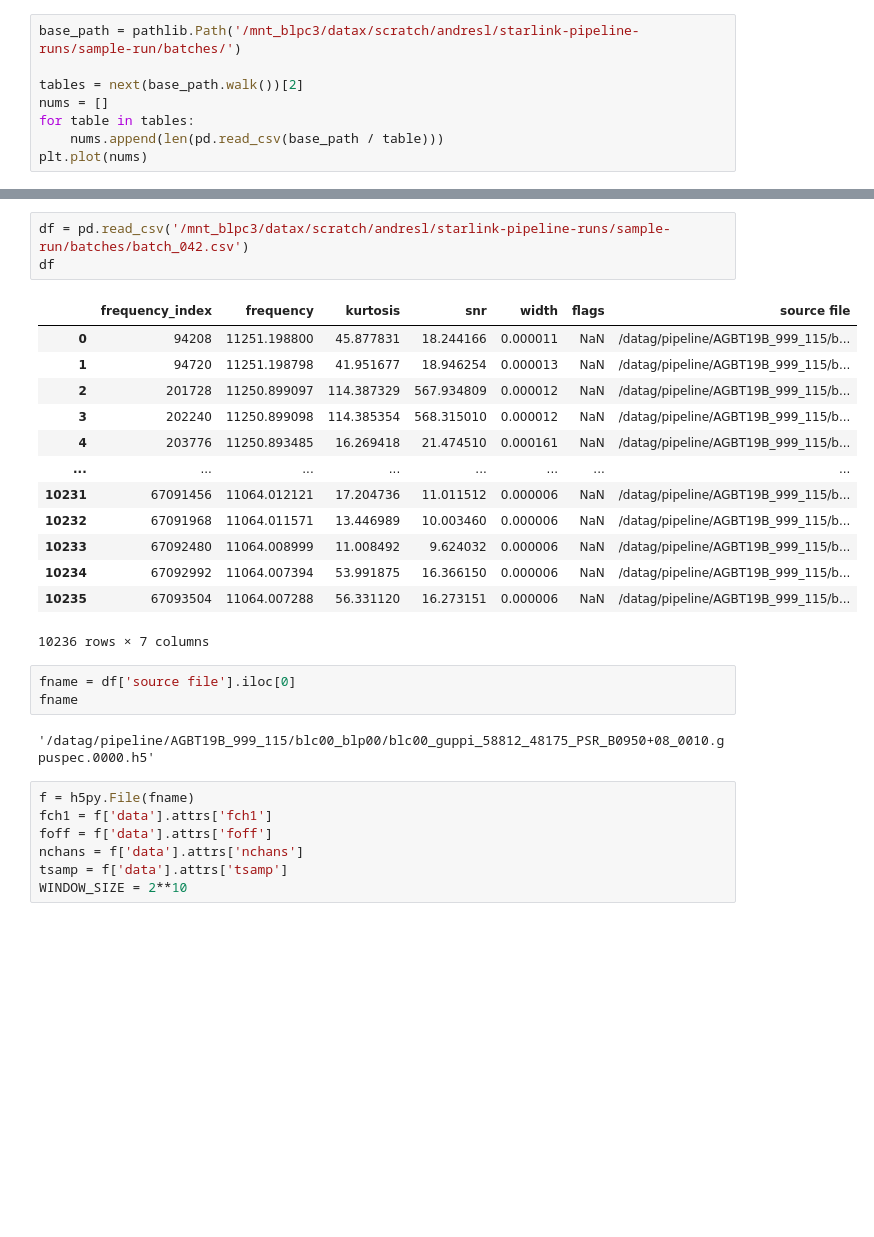
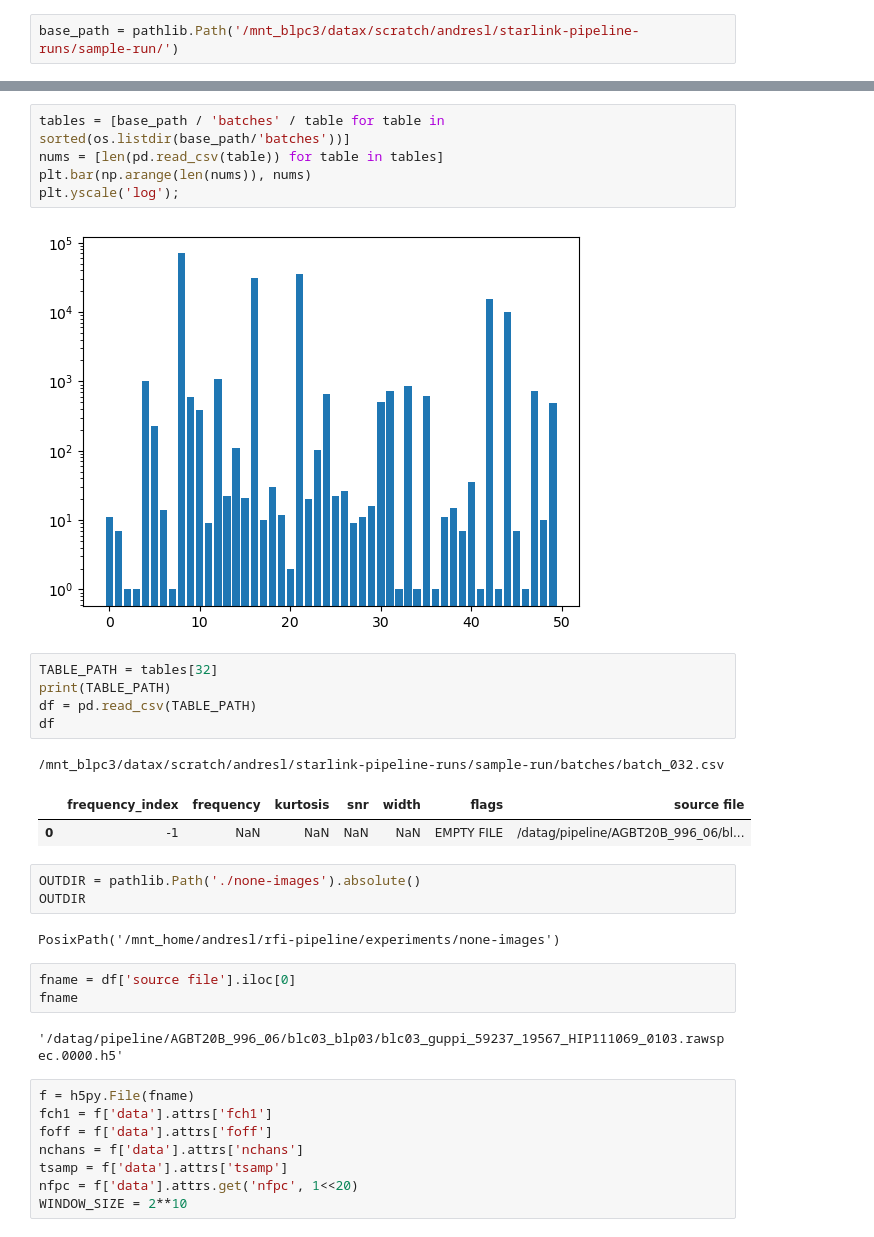
Before and after one commit to andres-luengo/bart, a Jupyter notebook: experiments/inspect_hits.ipynb, the cells around one changed output, grey strips where cells are left out. Saved outputs shown, nothing was run; the diff lists cells and outputs as text; blank space fills up the shorter version.

```diff
--- a/experiments/inspect_hits.ipynb
+++ b/experiments/inspect_hits.ipynb
@@ -16,8 +20,2 @@ import pathlib
 # %%
-base_path = pathlib.Path('/mnt_blpc3/datax/scratch/andresl/starlink-pipeline-runs/sample-run/batches/')
-
-tables = next(base_path.walk())[2]
-nums = []
-for table in tables:
-    nums.append(len(pd.read_csv(base_path / table)))
-plt.plot(nums)
+base_path = pathlib.Path('/mnt_blpc3/datax/scratch/andresl/starlink-pipeline-runs/sample-run/')
@@ -27,31 +35,36 @@ plt.plot(nums)
+# %%
+tables = [base_path / 'batches' / table for table in sorted(os.listdir(base_path/'batches'))]
+nums = [len(pd.read_csv(table)) for table in tables]
+plt.bar(np.arange(len(nums)), nums)
+plt.yscale('log');
+# %% [output]
+[figure, added]
 # %%
-df = pd.read_csv('/mnt_blpc3/datax/scratch/andresl/starlink-pipeline-runs/sample-run/batches/batch_042.csv')
+TABLE_PATH = tables[32]
+print(TABLE_PATH)
+df = pd.read_csv(TABLE_PATH)
 df
 # %% [output]
+/mnt_blpc3/datax/scratch/andresl/starlink-pipeline-runs/sample-run/batches/batch_032.csv
 |  | frequency_index | frequency | kurtosis | snr | width | flags | source file |
-| 0 | 94208 | 11251.198800 | 45.877831 | 18.244166 | 0.000011 | NaN | /datag/pipeline/AGBT19B_999_115/b... |
-| 1 | 94720 | 11251.198798 | 41.951677 | 18.946254 | 0.000013 | NaN | /datag/pipeline/AGBT19B_999_115/b... |
-| 2 | 201728 | 11250.899097 | 114.387329 | 567.934809 | 0.000012 | NaN | /datag/pipeline/AGBT19B_999_115/b... |
-| 3 | 202240 | 11250.899098 | 114.385354 | 568.315010 | 0.000012 | NaN | /datag/pipeline/AGBT19B_999_115/b... |
-| 4 | 203776 | 11250.893485 | 16.269418 | 21.474510 | 0.000161 | NaN | /datag/pipeline/AGBT19B_999_115/b... |
-| ... | ... | ... | ... | ... | ... | ... | ... |
-| 10231 | 67091456 | 11064.012121 | 17.204736 | 11.011512 | 0.000006 | NaN | /datag/pipeline/AGBT19B_999_115/b... |
-| 10232 | 67091968 | 11064.011571 | 13.446989 | 10.003460 | 0.000006 | NaN | /datag/pipeline/AGBT19B_999_115/b... |
-| 10233 | 67092480 | 11064.008999 | 11.008492 | 9.624032 | 0.000006 | NaN | /datag/pipeline/AGBT19B_999_115/b... |
-| 10234 | 67092992 | 11064.007394 | 53.991875 | 16.366150 | 0.000006 | NaN | /datag/pipeline/AGBT19B_999_115/b... |
-| 10235 | 67093504 | 11064.007288 | 56.331120 | 16.273151 | 0.000006 | NaN | /datag/pipeline/AGBT19B_999_115/b... |
+| 0 | -1 | NaN | NaN | NaN | NaN | EMPTY FILE | /datag/pipeline/AGBT20B_996_06/bl... |
-10236 rows × 7 columns
+# %%
+OUTDIR = pathlib.Path('./none-images').absolute()
+OUTDIR
+# %% [output]
+PosixPath('/mnt_home/andresl/rfi-pipeline/experiments/none-images')
 # %%
 fname = df['source file'].iloc[0]
 fname
 # %% [output]
-'/datag/pipeline/AGBT19B_999_115/blc00_blp00/blc00_guppi_58812_48175_PSR_B0950+08_0010.gpuspec.0000.h5'
+'/datag/pipeline/AGBT20B_996_06/blc03_blp03/blc03_guppi_59237_19567_HIP111069_0103.rawspec.0000.h5'
 # %%
 f = h5py.File(fname)
 fch1 = f['data'].attrs['fch1']
 foff = f['data'].attrs['foff']
 nchans = f['data'].attrs['nchans']
 tsamp = f['data'].attrs['tsamp']
+nfpc = f['data'].attrs.get('nfpc', 1<<20)
 WINDOW_SIZE = 2**10
 # %%
 fch1 + (foff * nchans), fch1
```
Also changed, not shown: parts of 30 cells of this notebook, 1 other file.
